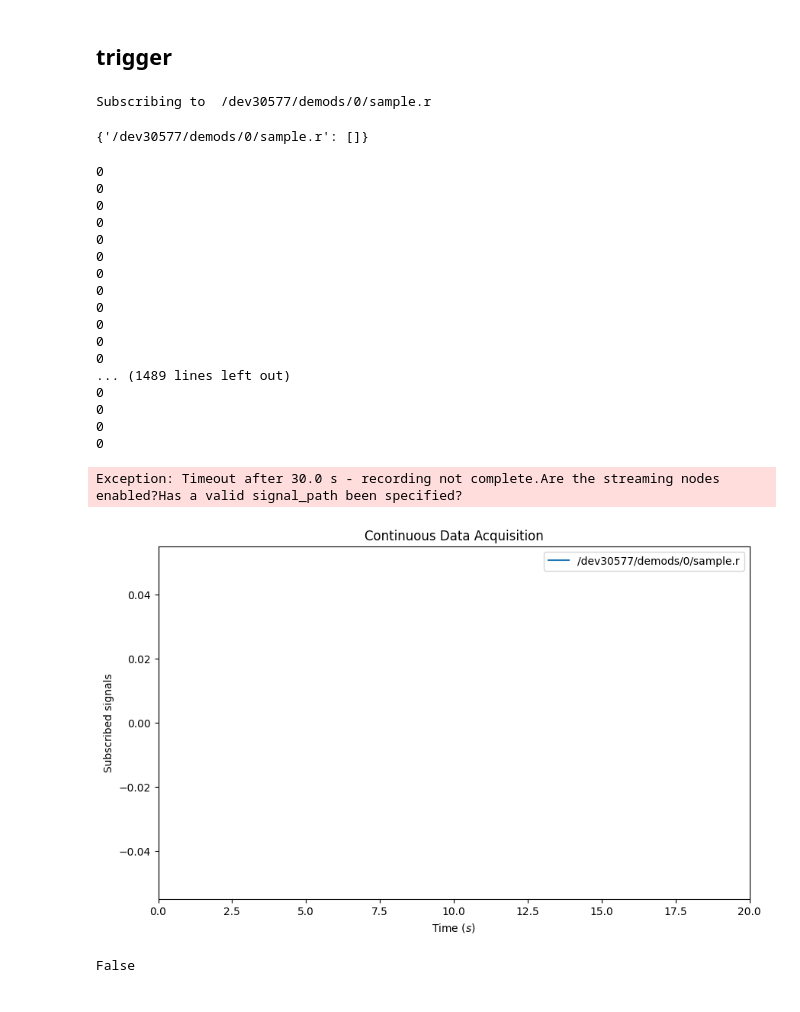
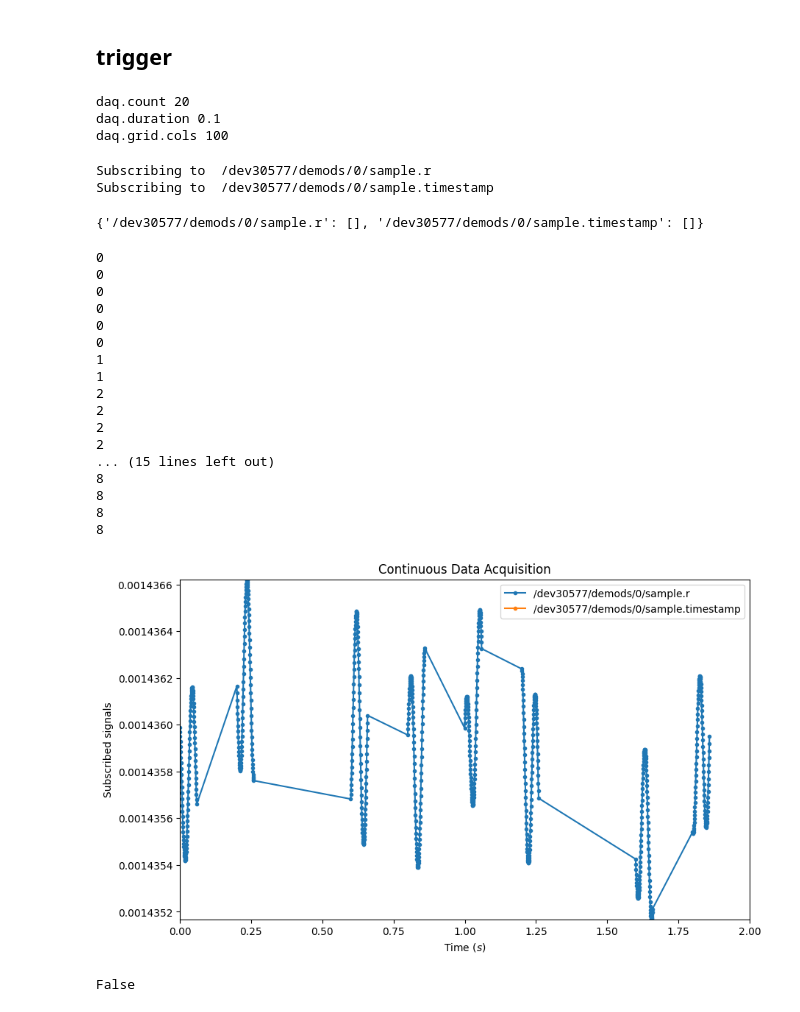
Before and after one commit to 44hsiang/SET, a Jupyter notebook: QDACII_MFLI.ipynb, the cells around one changed output. Drawn from its saved outputs; the diff is of its cells as text; code cells hidden in the pictures.

```diff
--- a/QDACII_MFLI.ipynb
+++ b/QDACII_MFLI.ipynb
@@ -246,19 +270,18 @@ data
          0.00143709], shape=(20000,))]}
 # %% [markdown]
 ## trigger
+# %%
+dwell_s  = 200e-3
+repeat= 1
+steps = 10
 # %%
 #load the device to daq module
 daq.device(device)
 
-# Set the parameters for recording, in this case R
-demod_path = f"/{DEVICE_ID}/demods/0/sample"
-signal_paths = []
-signal_paths.append(demod_path + ".r")
-
 # set the time window for the acquisition
 total_duration = dwell_s*repeat*steps # Time in seconds for the aquisition.
-module_sampling_rate = 2e3  # Number of points/second.
-burst_duration = 10e-3  # Time in seconds for each data burst/segment.
+module_sampling_rate = 1e3  # Number of points/second.
+burst_duration = dwell_s/2  # Time in seconds for each data burst/segment.
 num_cols = int(np.ceil(module_sampling_rate * burst_duration))
 num_bursts = int(np.ceil(total_duration / burst_duration))
 
@@ -271,8 +294,21 @@ daq.edge(1)
 daq.count(num_bursts)
 daq.duration(burst_duration)
 daq.grid.cols(num_cols)
+print("daq.count", daq.count())
+print("daq.duration", daq.duration())
+print("daq.grid.cols", daq.grid.cols())
+# %% [output]
+daq.count 20
+daq.duration 0.1
+daq.grid.cols 100
 # %%
 data = {}
+# Set the parameters for recording, in this case R
+demod_path = f"/{DEVICE_ID}/demods/0/sample"
+signal_paths = []
+signal_paths.append(demod_path + ".r")
+signal_paths.append(demod_path + ".timestamp")
+
 for signal_path in signal_paths:
     print("Subscribing to ", signal_path)
     daq.subscribe(signal_path)
@@ -280,4 +316,5 @@ for signal_path in signal_paths:
 data
 # %% [output]
 Subscribing to  /dev30577/demods/0/sample.r
+Subscribing to  /dev30577/demods/0/sample.timestamp
-{'/dev30577/demods/0/sample.r': []}
+{'/dev30577/demods/0/sample.r': [], '/dev30577/demods/0/sample.timestamp': []}
@@ -286,4 +321,8 @@ Subscribing to  /dev30577/demods/0/sample.r
+# %%
+#qdac1.reset()
+qdac1 = setup_qdac(qdac, dwell_s=dwell_s, repeat=repeat, steps=steps)
 # %%
+%matplotlib inline
 import time
 do_plot = True
 
@@ -296,11 +335,10 @@ if do_plot:
     axis.set_xlabel("Time ($s$)")
     axis.set_ylabel("Subscribed signals")
     axis.set_xlim([0, total_duration])
-    lines = [axis.plot([], [], label=path)[0] for path in signal_paths]
+    lines = [axis.plot([], [], label=path, linestyle=None, marker='.')[0] for path in signal_paths]
     axis.legend()
     axis.set_title("Continuous Data Acquisition")
     plt.ion()
-
 
 def process_data(raw_data):
     global timestamp0, lines, max_value, min_value
@@ -314,6 +352,7 @@ def process_data(raw_data):
             value = signal_burst[1][0]
             #data_try['/dev30577/demods/0/sample.x'][0].value[0]
             data[signal_path].append(value)
+            data[signal_paths[1]].append(signal_burst[0]['createdtimestamp'])
             if do_plot:
                 max_value = max(max_value, max(value)) if max_value else max(value)
                 min_value = min(min_value, min(value)) if min_value else min(value)
@@ -327,53 +366,48 @@ def process_data(raw_data):
                     np.concatenate((lines[i].get_ydata(), value), axis=0),
                 )
     if do_plot:
         fig.canvas.draw()
     return lines
 
 # Start recording data.
 daq.execute()
-time.sleep(5)
-qdac.start_all()
+time.sleep(2)
+qdac1.start_all()
 # Record data in a loop with timeout.
 timeout = 1.5 * total_duration
 start = time.time()
 
 while not daq.finished():
     t0_loop = time.time()
     if time.time() - start > timeout:
-        raise Exception(
-            f"Timeout after {timeout} s - recording not complete."
-            "Are the streaming nodes enabled?"
-            "Has a valid signal_path been specified?"
-        )
+        daq.finish()
     raw_data = daq.read()
     process_data(raw_data)
     print(len(data[signal_paths[0]]))
 
     time.sleep(max(0, burst_duration - (time.time() - t0_loop)))
 # There may be new data between the last read() and calling finished().
 raw_data = daq.read()
 result = process_data(raw_data)
 # %% [output]
 0
 0
 0
 0
 0
 0
-0
-0
-0
-0
-0
-0
-... (1489 lines left out)
-0
-0
-0
-0
+1
+1
+2
+2
+2
+2
+... (15 lines left out)
+8
+8
+8
+8
-Exception: Timeout after 30.0 s - recording not complete.Are the streaming nodes enabled?Has a valid signal_path been specified?
-[figure, old version]
+[figure, new version]
 # %%
 daq.finished()
 # %% [output]
```
Also changed, not shown: parts of 9 cells of this notebook, 1 other file.
